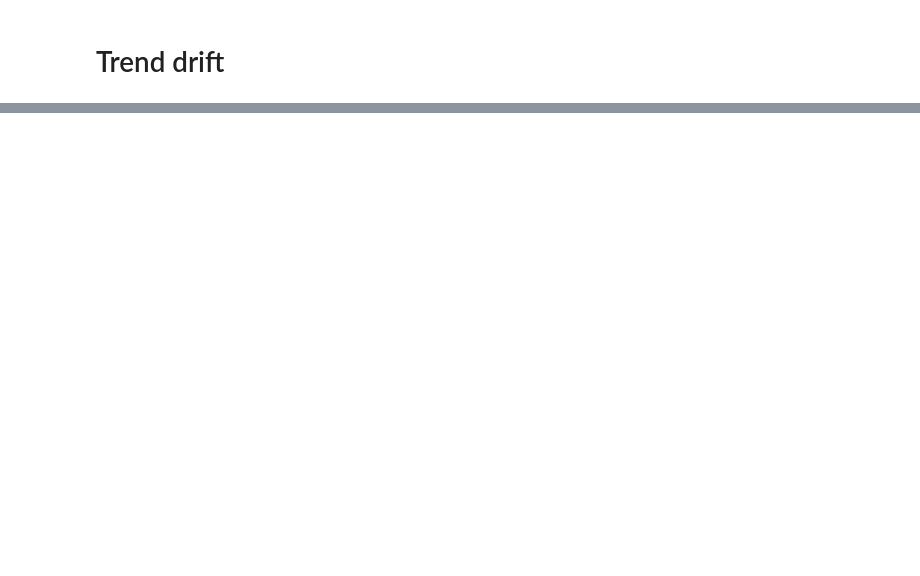
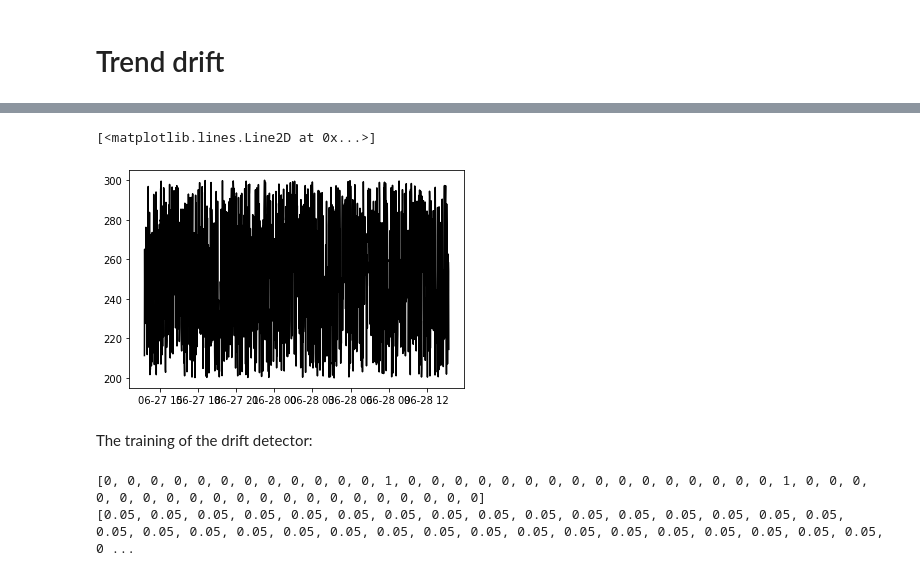
Before and after one commit to ruivieira/rhose-experiments, a Jupyter notebook: drift-detector/drift-model-training-offline.ipynb, the cells around one changed output, grey strips where cells are left out. Drawn from its saved outputs; the diff is of its cells as text; code cells hidden in the pictures; blank space fills up the shorter version.

```diff
--- a/drift-detector/drift-model-training-offline.ipynb
+++ b/drift-detector/drift-model-training-offline.ipynb
@@ -138,0 +134,11 @@ plt.show()
+# %%
+N = 60 * 24  # minutes * hours
+
+data = [generator.generate_step(t=t, period=N, amplitude=0.1, error=100, mean=200) for t in range(N)]
+# %%
+df = pd.DataFrame(data={
+    'x': range(N),
+    'ds': pd.date_range(start="now", periods=N, freq='1min'),
+    'y': data
+})
+df.head(n=10)
@@ -138,0 +157,7 @@ plt.show()
+# %%
+plt.plot(df.ds[0:1800], df.y[0:1800], c="k")
+# %% [output]
+[<matplotlib.lines.Line2D at 0x...>]
+[figure, added]
+# %% [markdown]
+The training of the drift detector:
@@ -138,0 +180,6 @@ plt.show()
+# %%
+print(drifts)
+print(thresh)
+# %% [output]
+[0, 0, 0, 0, 0, 0, 0, 0, 0, 0, 0, 0, 1, 0, 0, 0, 0, 0, 0, 0, 0, 0, 0, 0, 0, 0, 0, 0, 0, 1, 0, 0, 0, 0, 0, 0, 0, 0, 0, 0, 0, 0, 0, 0, 0, 0, 0, 0, 0, 0]
+[0.05, 0.05, 0.05, 0.05, 0.05, 0.05, 0.05, 0.05, 0.05, 0.05, 0.05, 0.05, 0.05, 0.05, 0.05, 0.05, 0.05, 0.05, 0.05, 0.05, 0.05, 0.05, 0.05, 0.05, 0.05, 0.05, 0.05, 0.05, 0.05, 0.05, 0.05, 0.05, 0.05, 0 ...
```
Also changed, not shown: parts of 27 cells of this notebook, 1 other file.
